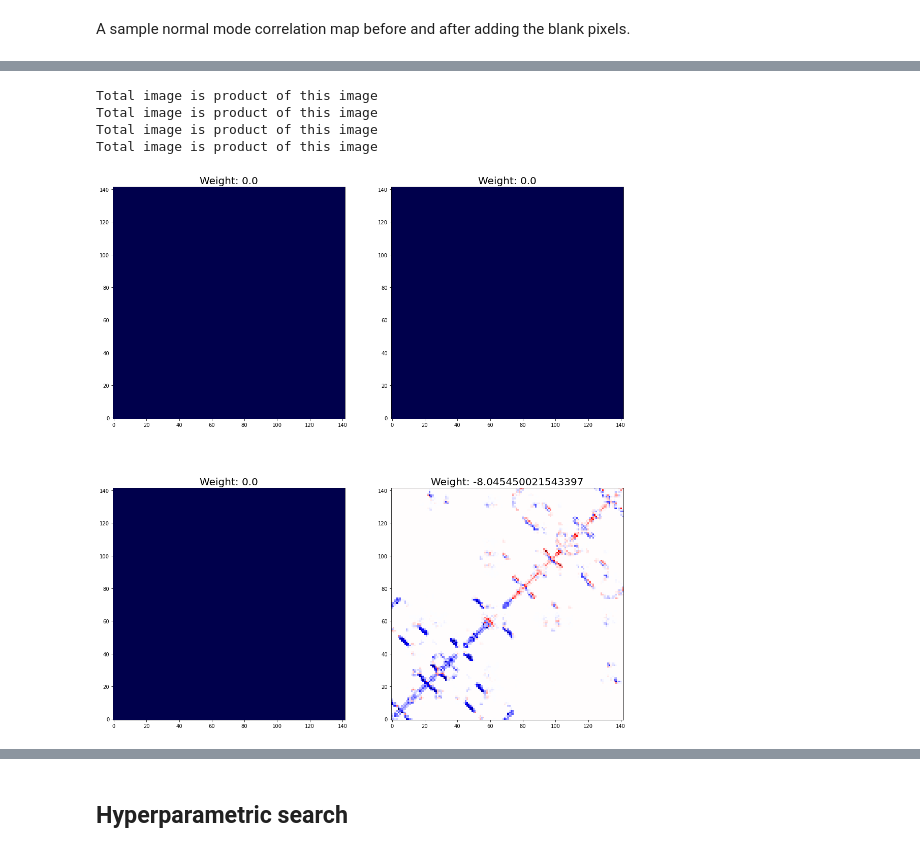
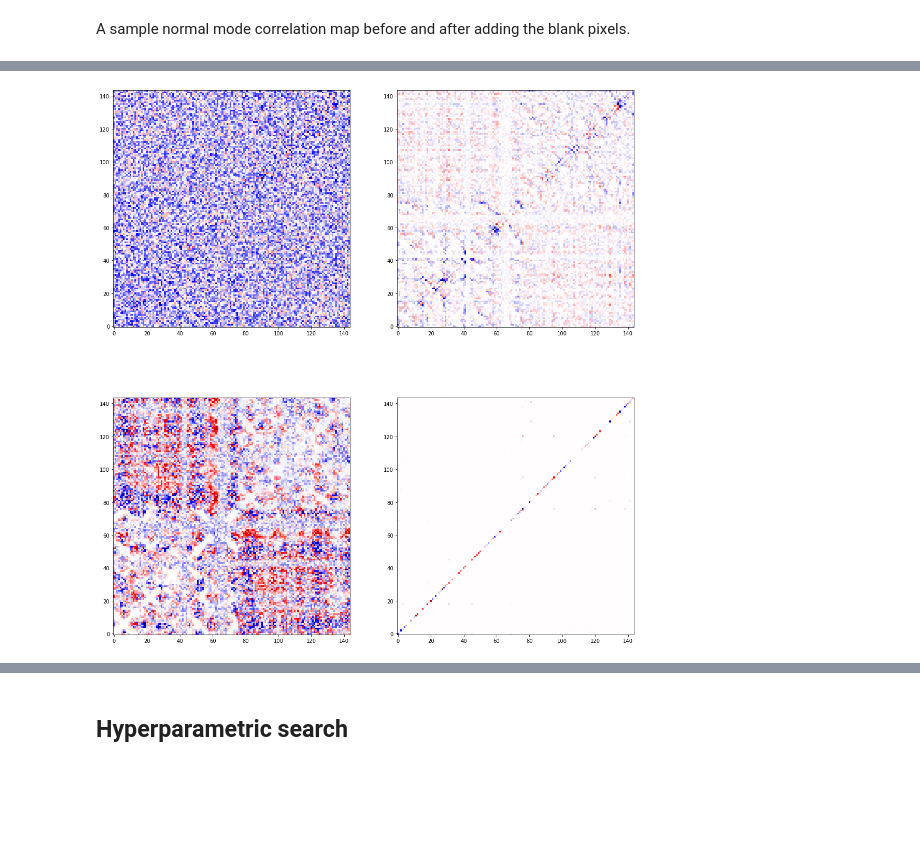
Before and after one commit to kevinmicha/ANTIPASTI, a Jupyter notebook: notebooks/[Tutorial] Training ANTIPASTI.ipynb, the cells around one changed output, grey strips where cells are left out. Cells and saved outputs as stored; diff of their text form; code cells hidden in the pictures; blank space fills up the shorter version.

```diff
--- a/notebooks/[Tutorial] Training ANTIPASTI.ipynb
+++ b/notebooks/[Tutorial] Training ANTIPASTI.ipynb
@@ -118,20 +100,0 @@ plt.show()
-# %%
-
-input_shape = preprocessed_data.train_x.shape[-1]
-
-fig, (ax1, ax2) = plt.subplots(1, 2, figsize=(13, 5.25))
-im1 = ax1.imshow(preprocessed_data.raw_imgs[22], origin='lower', cmap='seismic', norm=CenteredNorm())
-im2 = ax2.imshow(preprocessed_data.train_x[22].reshape(input_shape, input_shape), origin='lower', cmap='seismic', norm=CenteredNorm())
-
-ax1.set_title('DCCM map', size=title_size)
-ax2.set_title('DCCM map after adding gaps', size=title_size)
-
-cb1 = plt.colorbar(im1, ax=ax1, fraction=0.045)
-cb2 = plt.colorbar(im2, ax=ax2, fraction=0.045)
-
-ax1.tick_params(axis='both', which='major', labelsize=10)
-ax2.tick_params(axis='both', which='major', labelsize=10)
-cb1.ax.tick_params(labelsize=14)
-cb2.ax.tick_params(labelsize=14)
-
-plt.show()
@@ -140,3 +101,4 @@ plt.show()
 # %%
 # The test set is generated
-train_x, test_x, train_y, test_y, idx_tr, idx_te = create_test_set(preprocessed_data.train_x, preprocessed_data.train_y, test_size=0.032, random_state=398)
+random_seed = randint(0, 1000)
+train_x, test_x, train_y, test_y, idx_tr, idx_te = create_test_set(preprocessed_data.train_x, preprocessed_data.train_y, test_size=0.05, random_state=random_seed)
@@ -163,13 +105,13 @@ train_x, test_x, train_y, test_y, idx_tr, idx_te = create_test_set(preprocessed_
 # %%
-# Hyperparameters
+# Optimal hyperparameters
 n_filters = 4
 filter_size = 4
 pooling_size = 2
-learning_rate = 0.00027253018778843 * 0.4 * 2
+learning_rate = 1e-4
 
 
 # Defining the model, optimiser and loss function
-model = ANTIPASTI(n_filters=n_filters, filter_size=filter_size, pooling_size=pooling_size, input_shape=input_shape, l1_lambda=0.002, mode='linear')
+model = ANTIPASTI(n_filters=n_filters, filter_size=filter_size, pooling_size=pooling_size, input_shape=input_shape, l1_lambda=0.002)
 criterion = MSELoss()
 optimiser = AdaBelief(model.parameters(), lr=learning_rate, weight_decay=False, eps=1e-8, print_change_log=False)
 print(model)
@@ -191,8 +135,8 @@ train_losses = []
 test_losses = []
 # %%
 model.train()
-n_max_epochs = 23 * 3
-max_corr = 0.4
+n_max_epochs = 50 # This is just a super short example. You can increase this.
+max_corr = 0.87
 batch_size = 32
 
 train_loss, test_loss, inter_filter, y_test, output_test = training_routine(model, criterion, optimiser, train_x, test_x, train_y, test_y, n_max_epochs=n_max_epochs, max_corr=max_corr, batch_size=batch_size)
@@ -234,23 +176,17 @@ plt.show()
 # %%
 fig, axs = plt.subplots((n_filters+1)//2, 2, figsize=(18, 20))
 size_le = int(np.sqrt(model.fc1.weight.data.numpy().shape[-1] / n_filters))
 learnt_filter = np.zeros((size_le, size_le))
 
 for i, j in itertools.product(range((n_filters+1)//2), range(2)):
     if j == 1 and i == (n_filters+1)//2-1 and n_filters % 2 != 0:
         im_ = learnt_filter
     else:
-        print('Total image is product of this image')
         im_ = np.multiply(np.mean(inter_filter, axis=0)[2*i+j], model.fc1.weight.data.numpy().reshape(n_filters,size_le**2)[2*i+j].reshape(size_le, size_le))
         learnt_filter += im_
     im = axs[i,j].imshow(im_, origin='lower', cmap='seismic', norm=CenteredNorm())
-    axs[i,j].set_title('Weight: '+str(im_.sum()), size=title_size)
 # %% [output]
-Total image is product of this image
-Total image is product of this image
-Total image is product of this image
-Total image is product of this image
-[figure, old version]
+[figure, new version]
 # %%
 fig = plt.figure(figsize=(10, 8))
 plt.plot([train_losses[i] for i in range(len(train_losses))])
```
Also changed, not shown: parts of 24 cells of this notebook, 5 other files.
